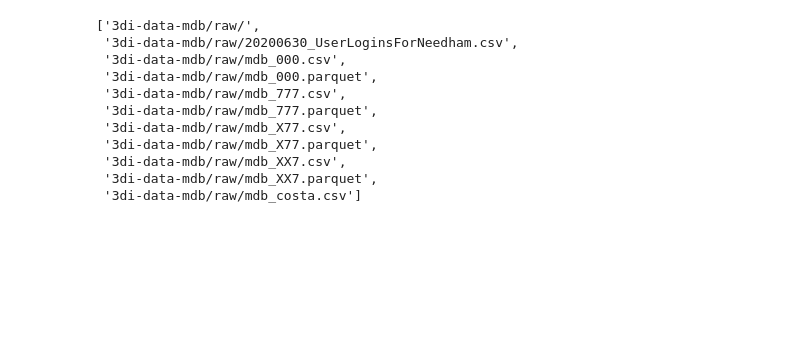
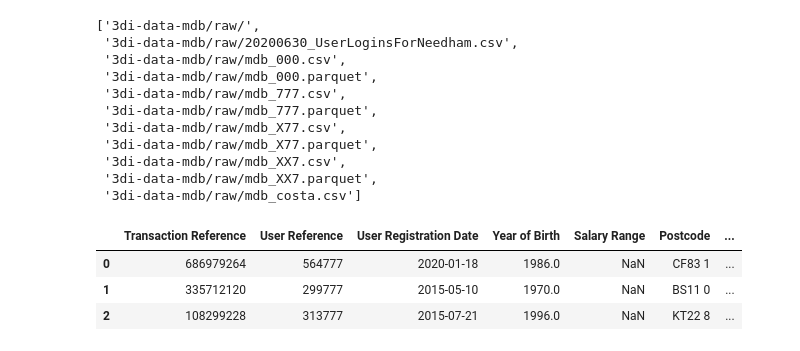
Before and after one commit to fabiangunzinger/entropy, a Jupyter notebook: notebooks/preproc_pipeline_tester.ipynb, the cells around one changed output. Saved outputs shown, nothing was run; the diff lists cells and outputs as text; code cells hidden in the pictures; blank space fills up the shorter version.

```diff
--- a/notebooks/preproc_pipeline_tester.ipynb
+++ b/notebooks/preproc_pipeline_tester.ipynb
@@ -78,3 +90,10 @@ fs.ls('3di-data-mdb/raw')
  '3di-data-mdb/raw/mdb_XX7.csv',
  '3di-data-mdb/raw/mdb_XX7.parquet',
  '3di-data-mdb/raw/mdb_costa.csv']
+# %%
+ha.read_csv("s3://3di-data-mdb/raw/mdb_000.csv", nrows=3, sep="|")
+# %% [output]
+|  | Transaction Reference | User Reference | User Registration Date | Year of Birth | Salary Range | Postcode | ... |
+| 0 | 686979264 | 564777 | 2020-01-18 | 1986.0 | NaN | CF83 1 | ... |
+| 1 | 335712120 | 299777 | 2015-05-10 | 1970.0 | NaN | BS11 0 | ... |
+| 2 | 108299228 | 313777 | 2015-07-21 | 1996.0 | NaN | KT22 8 | ... |
```
Also changed, not shown: parts of 9 cells of this notebook, 2 other files.
